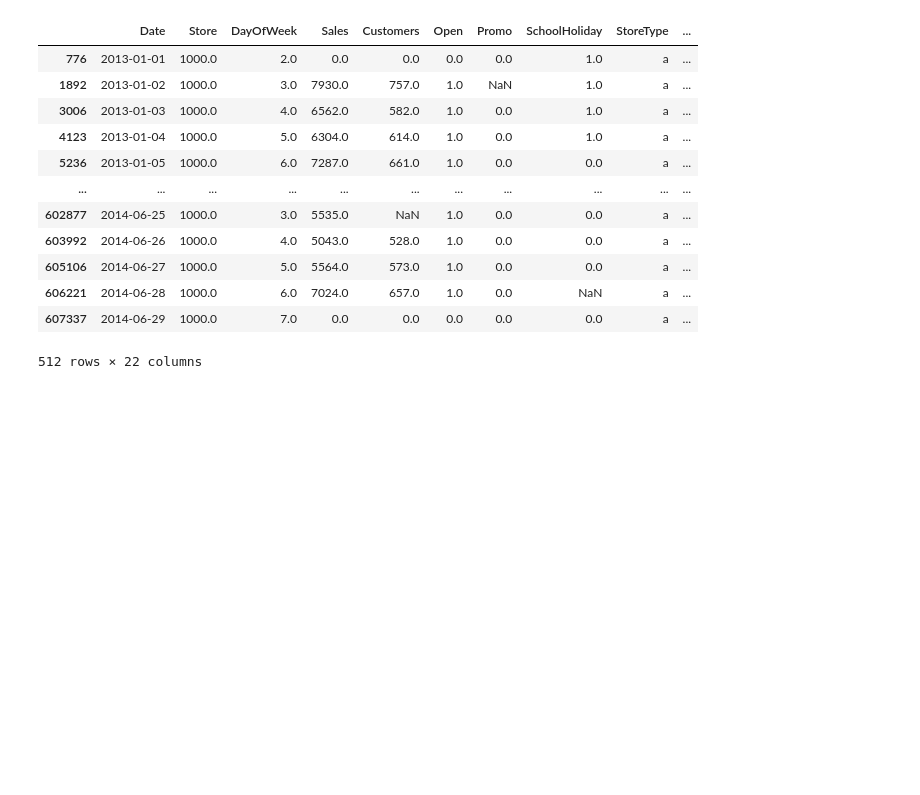
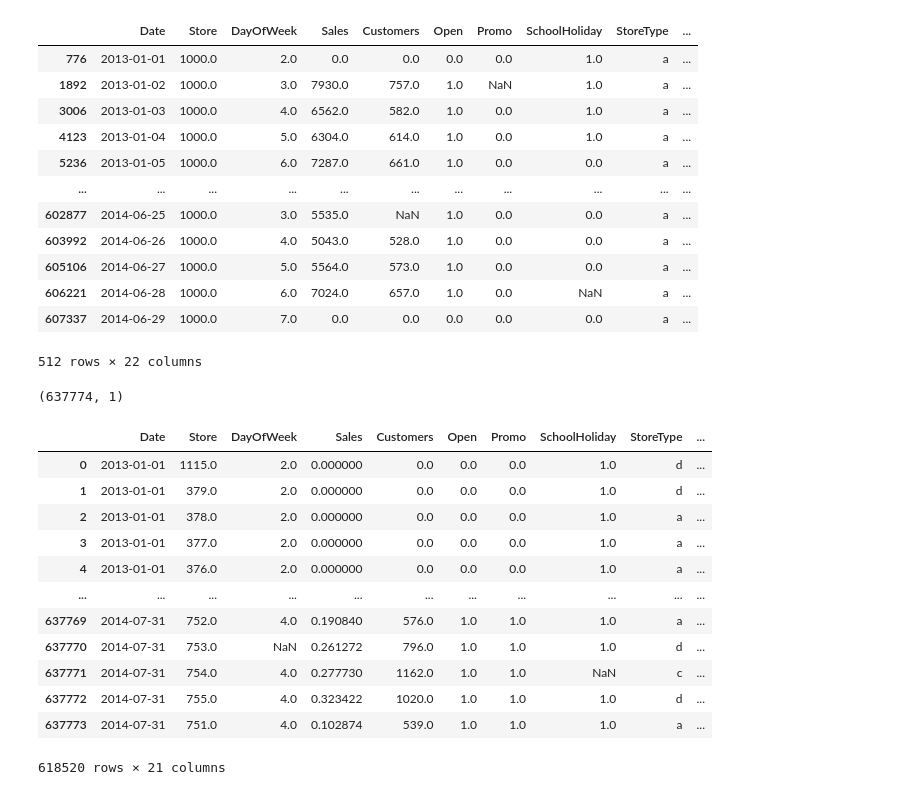
Before and after one commit to JohnEnev/DSR-competition-team1, a Jupyter notebook: notebooks/JE_notebook.ipynb, the cells around one changed output. Drawn from its saved outputs; the diff is of its cells as text; code cells hidden in the pictures; blank space fills up the shorter version.

```diff
--- a/notebooks/JE_notebook.ipynb
+++ b/notebooks/JE_notebook.ipynb
@@ -539,0 +555,34 @@ df_test[df_test.Store == 1000.0]
+# %%
+def standard(df_train, column):
+    '''
+    Standardize a column.
+    Returns a new dataframe.
+    '''
+    #Create a new dataframe
+    df_new = df_train.copy()
+
+    df_new.loc[:, column] = scale(df_new.loc[:, column])
+
+    return df_train
+# %%
+np.array(df_new.loc[:, 'Sales']).reshape(-1, 1).shape
+# %% [output]
+(637774, 1)
+# %%
+df2 = standard(df, 'Sales')
+# %%
+df2
+# %% [output]
+|  | Date | Store | DayOfWeek | Sales | Customers | Open | Promo | SchoolHoliday | StoreType | ... |
+| 0 | 2013-01-01 | 1115.0 | 2.0 | 0.000000 | 0.0 | 0.0 | 0.0 | 1.0 | d | ... |
+| 1 | 2013-01-01 | 379.0 | 2.0 | 0.000000 | 0.0 | 0.0 | 0.0 | 1.0 | d | ... |
+| 2 | 2013-01-01 | 378.0 | 2.0 | 0.000000 | 0.0 | 0.0 | 0.0 | 1.0 | a | ... |
+| 3 | 2013-01-01 | 377.0 | 2.0 | 0.000000 | 0.0 | 0.0 | 0.0 | 1.0 | a | ... |
+| 4 | 2013-01-01 | 376.0 | 2.0 | 0.000000 | 0.0 | 0.0 | 0.0 | 1.0 | a | ... |
+| ... | ... | ... | ... | ... | ... | ... | ... | ... | ... | ... |
+| 637769 | 2014-07-31 | 752.0 | 4.0 | 0.190840 | 576.0 | 1.0 | 1.0 | 1.0 | a | ... |
+| 637770 | 2014-07-31 | 753.0 | NaN | 0.261272 | 796.0 | 1.0 | 1.0 | 1.0 | d | ... |
+| 637771 | 2014-07-31 | 754.0 | 4.0 | 0.277730 | 1162.0 | 1.0 | 1.0 | NaN | c | ... |
+| 637772 | 2014-07-31 | 755.0 | 4.0 | 0.323422 | 1020.0 | 1.0 | 1.0 | 1.0 | d | ... |
+| 637773 | 2014-07-31 | 751.0 | 4.0 | 0.102874 | 539.0 | 1.0 | 1.0 | 1.0 | a | ... |
+618520 rows × 21 columns
```
Also changed, not shown: parts of 6 cells of this notebook, 1 other file.
